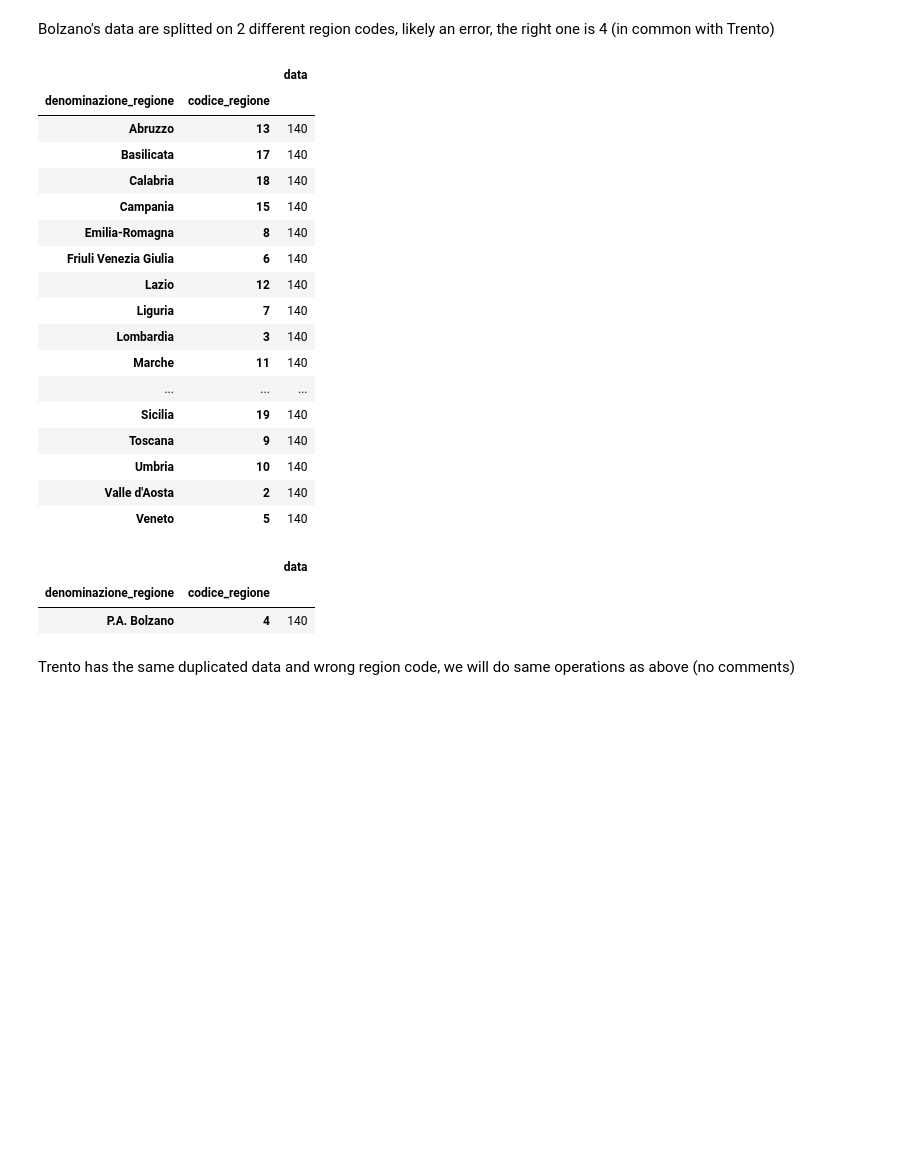
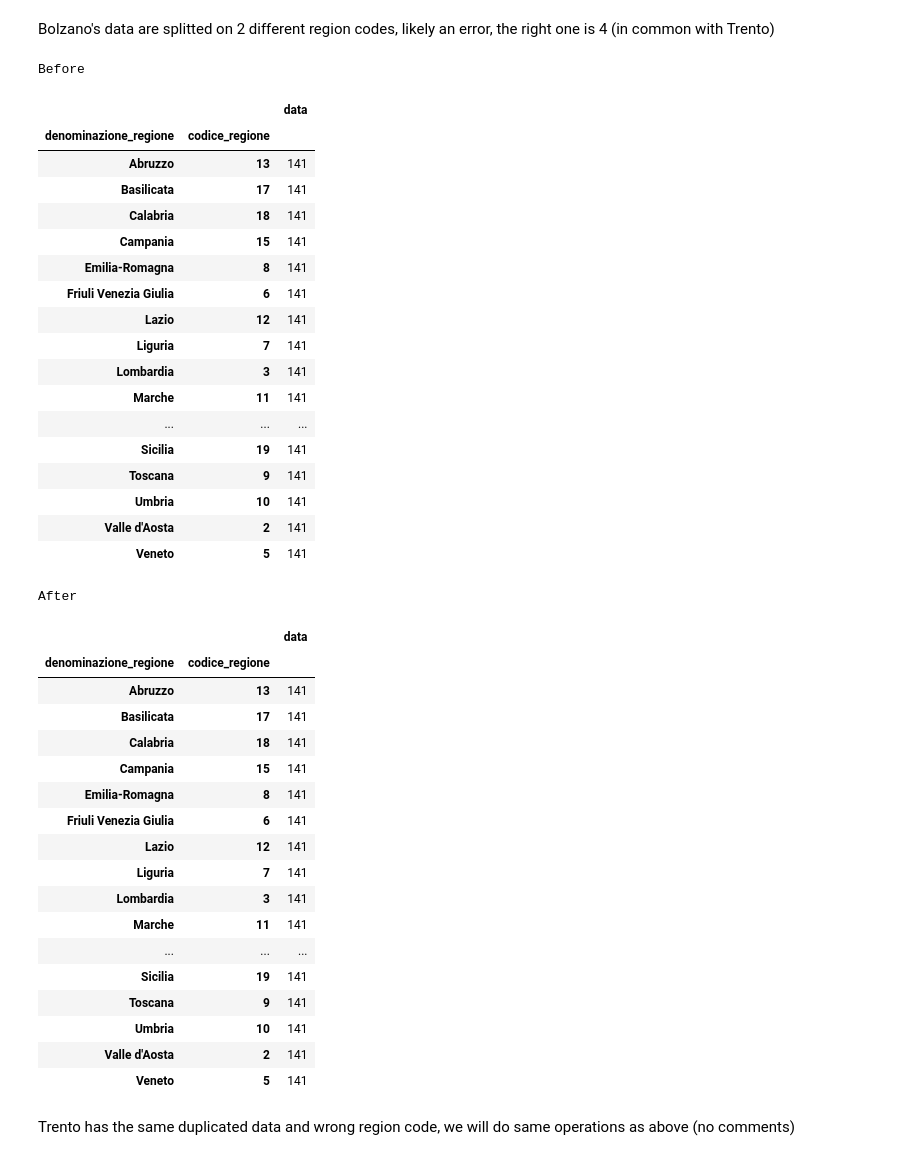
Before and after one commit to valentino-marano/MassiveData, a Jupyter notebook: marano-marano.ipynb, the cells around one changed output. Saved outputs shown, nothing was run; the diff lists cells and outputs as text; code cells hidden in the pictures; blank space fills up the shorter version.

```diff
--- a/marano-marano.ipynb
+++ b/marano-marano.ipynb
@@ -214,31 +213,49 @@ Name: data, dtype: timedelta64[ns]
 # %% [markdown]
 Bolzano's data are splitted on 2 different region codes, likely an error, the right one is 4 (in common with Trento)
 # %%
-display(cities.groupby(['denominazione_regione', 'codice_regione']).nunique()[['data']])
+before_styler = cities.groupby(['denominazione_regione', 'codice_regione']).nunique()[['data']].style.set_table_attributes("style='display:inline'").set_caption("Before")
 cities.loc[cities.codice_regione == 21, 'codice_regione'] = 4
-display(cities.loc[cities.denominazione_regione == "P.A. Bolzano"].groupby(['denominazione_regione', 'codice_regione']).nunique()[['data']])
+after_styler = cities.groupby(['denominazione_regione', 'codice_regione']).nunique()[['data']].style.set_table_attributes("style='display:inline'").set_caption("After")
+display_html(before_styler._repr_html_() + " " + after_styler._repr_html_(), raw=True)
 # %% [output]
+Before
 |  |  | data |
 | denominazione_regione | codice_regione |  |
-| Abruzzo | 13 | 140 |
-| Basilicata | 17 | 140 |
-| Calabria | 18 | 140 |
-| Campania | 15 | 140 |
-| Emilia-Romagna | 8 | 140 |
-| Friuli Venezia Giulia | 6 | 140 |
-| Lazio | 12 | 140 |
-| Liguria | 7 | 140 |
-| Lombardia | 3 | 140 |
-| Marche | 11 | 140 |
+| Abruzzo | 13 | 141 |
+| Basilicata | 17 | 141 |
+| Calabria | 18 | 141 |
+| Campania | 15 | 141 |
+| Emilia-Romagna | 8 | 141 |
+| Friuli Venezia Giulia | 6 | 141 |
+| Lazio | 12 | 141 |
+| Liguria | 7 | 141 |
+| Lombardia | 3 | 141 |
+| Marche | 11 | 141 |
 | ... | ... | ... |
-| Sicilia | 19 | 140 |
-| Toscana | 9 | 140 |
-| Umbria | 10 | 140 |
-| Valle d'Aosta | 2 | 140 |
-| Veneto | 5 | 140 |
+| Sicilia | 19 | 141 |
+| Toscana | 9 | 141 |
+| Umbria | 10 | 141 |
+| Valle d'Aosta | 2 | 141 |
+| Veneto | 5 | 141 |
+After
 |  |  | data |
 | denominazione_regione | codice_regione |  |
-| P.A. Bolzano | 4 | 140 |
+| Abruzzo | 13 | 141 |
+| Basilicata | 17 | 141 |
+| Calabria | 18 | 141 |
+| Campania | 15 | 141 |
+| Emilia-Romagna | 8 | 141 |
+| Friuli Venezia Giulia | 6 | 141 |
+| Lazio | 12 | 141 |
+| Liguria | 7 | 141 |
+| Lombardia | 3 | 141 |
+| Marche | 11 | 141 |
+| ... | ... | ... |
+| Sicilia | 19 | 141 |
+| Toscana | 9 | 141 |
+| Umbria | 10 | 141 |
+| Valle d'Aosta | 2 | 141 |
+| Veneto | 5 | 141 |
 # %% [markdown]
 Trento has the same duplicated data and wrong region code, we will do same operations as above (no comments)
 # %%
```
Also changed, not shown: parts of 20 cells of this notebook, 4 other files.
